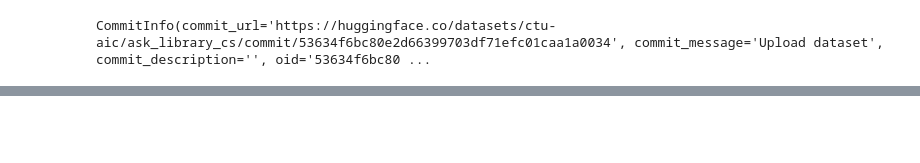
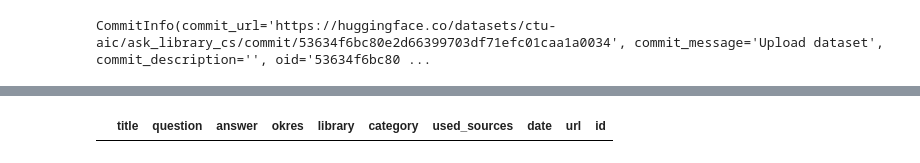
Before and after one commit to mlynatom/master-thesis, a Jupyter notebook: datasets/instruction_tuning/scraping_ptejte_se_knihovny.ipynb, the cells around one changed output, grey strips where cells are left out. Cells and saved outputs as stored; diff of their text form; code cells hidden in the pictures; blank space fills up the shorter version.

```diff
--- a/datasets/instruction_tuning/scraping_ptejte_se_knihovny.ipynb
+++ b/datasets/instruction_tuning/scraping_ptejte_se_knihovny.ipynb
@@ -289,0 +290,4 @@ CommitInfo(commit_url='https://huggingface.co/datasets/ctu-aic/ask_library_cs/co
+# %%
+import pandas as pd
+df = pd.read_json('../../data/it_datasets/ptejteseknihovny.jsonl', lines=True)
+df
@@ -289,0 +308,6 @@ CommitInfo(commit_url='https://huggingface.co/datasets/ctu-aic/ask_library_cs/co
+# %%
+df = df.replace('--', None)
+df = df.replace('-', None)
+df = df.replace('', None)
+df = df.replace('.', None)
+df = df.replace('---', None)
@@ -289,0 +334,5 @@ CommitInfo(commit_url='https://huggingface.co/datasets/ctu-aic/ask_library_cs/co
+# %%
+#where question is Null
+df[df["question"].isnull()]
+# %% [output]
+|  | title | question | answer | okres | library | category | used_sources | date | url | id |
```
Also changed, not shown: parts of 16 cells of this notebook, 4 other files.
